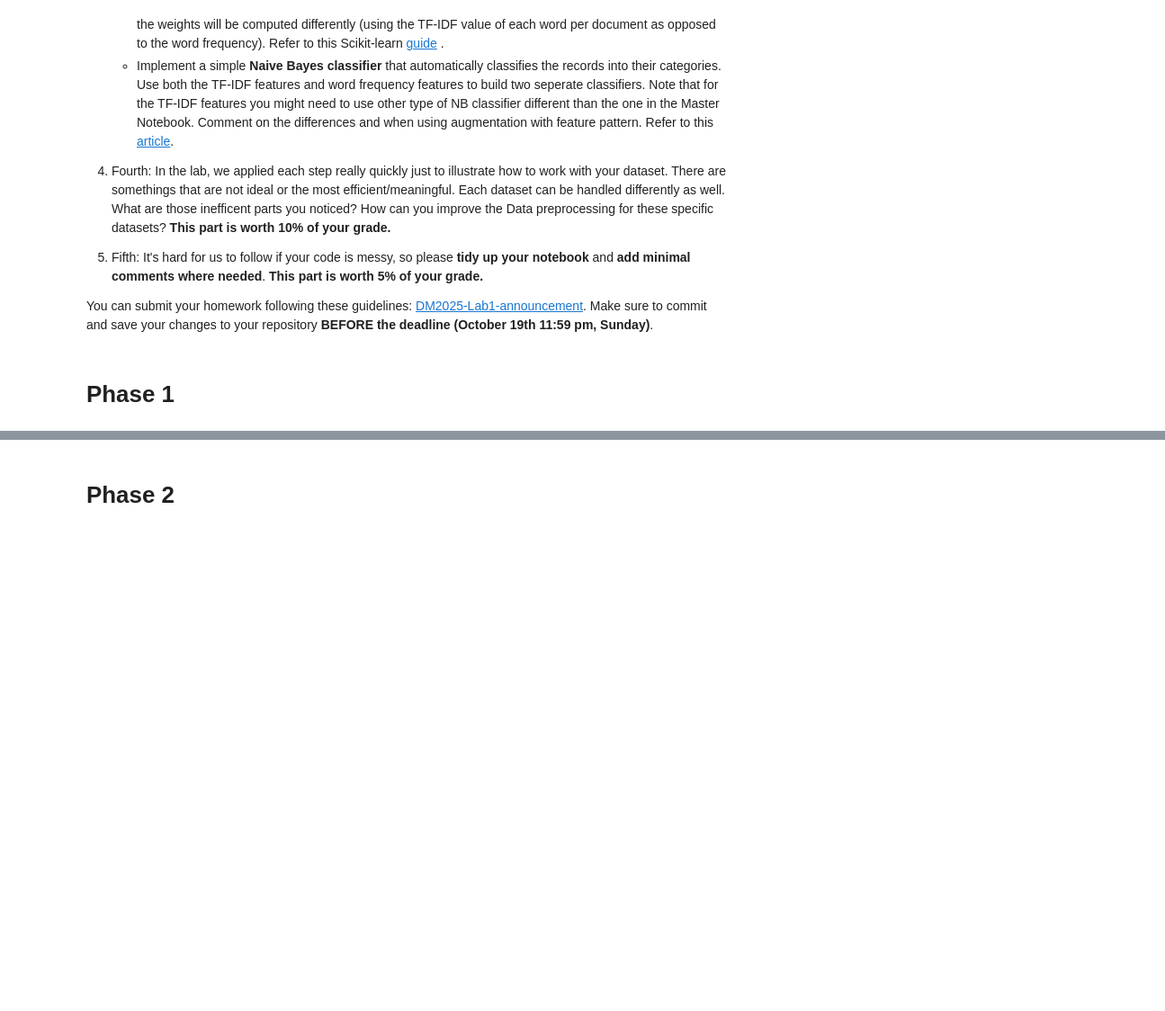
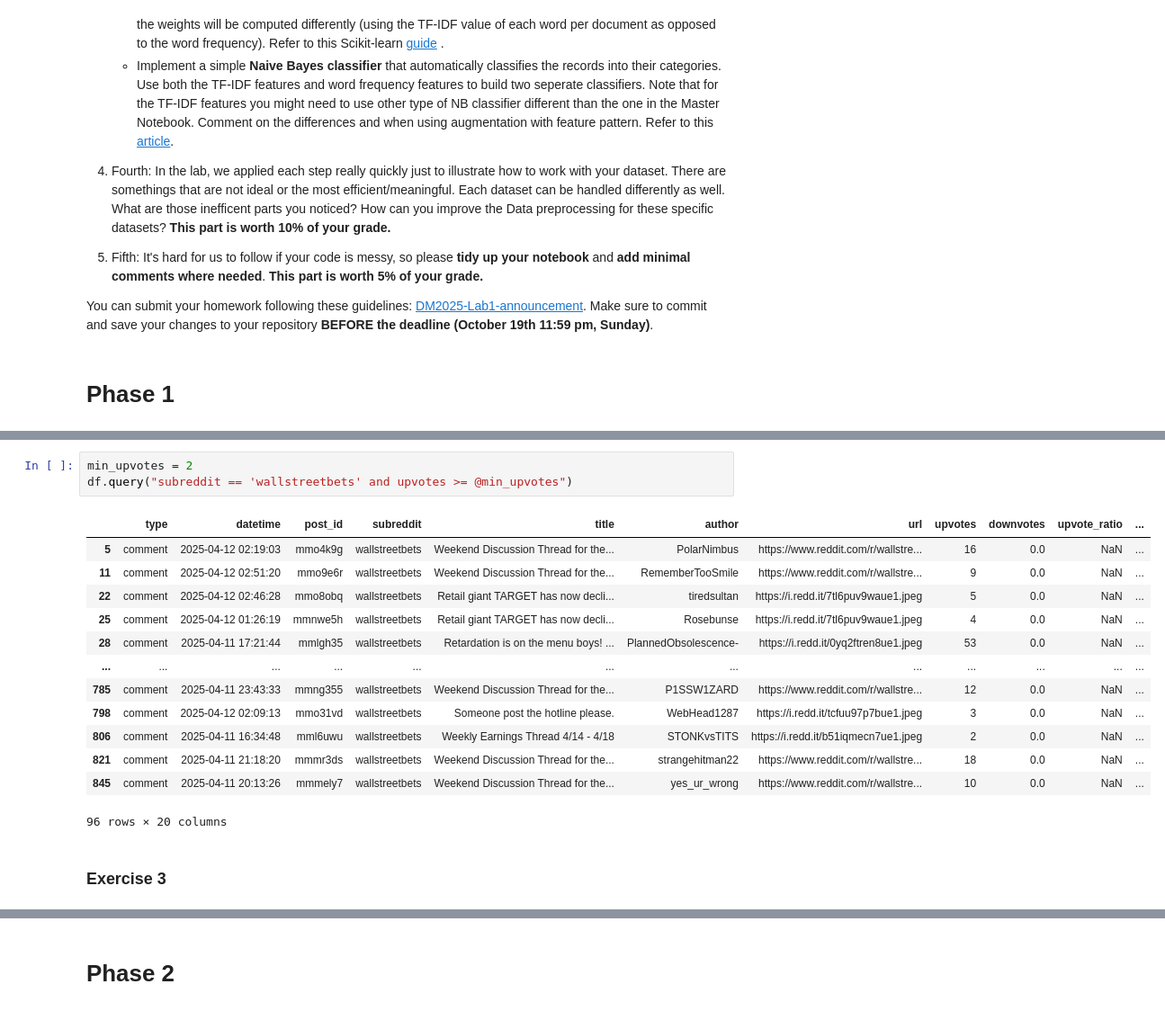
Before and after one commit to Magui4321/DM2025-Lab1-Exercise, a Jupyter notebook: DM2025-Lab1-Homework.ipynb, the cells around one changed output, grey strips where cells are left out. Shown: that part at 90% size. Cells and saved outputs as stored; diff of their text form; blank space fills up the shorter version.

```diff
--- a/DM2025-Lab1-Homework.ipynb
+++ b/DM2025-Lab1-Homework.ipynb
@@ -62,0 +226,19 @@ You can submit your homework following these guidelines: [DM2025-Lab1-announceme
+# %%
+min_upvotes = 2
+df.query("subreddit == 'wallstreetbets' and upvotes >= @min_upvotes")
+# %% [output]
+|  | type | datetime | post_id | subreddit | title | author | url | upvotes | downvotes | upvote_ratio | ... |
+| 5 | comment | 2025-04-12 02:19:03 | mmo4k9g | wallstreetbets | Weekend Discussion Thread for the... | PolarNimbus | https://www.reddit.com/r/wallstre... | 16 | 0.0 | NaN | ... |
+| 11 | comment | 2025-04-12 02:51:20 | mmo9e6r | wallstreetbets | Weekend Discussion Thread for the... | RememberTooSmile | https://www.reddit.com/r/wallstre... | 9 | 0.0 | NaN | ... |
+| 22 | comment | 2025-04-12 02:46:28 | mmo8obq | wallstreetbets | Retail giant TARGET has now decli... | tiredsultan | https://i.redd.it/7tl6puv9waue1.jpeg | 5 | 0.0 | NaN | ... |
+| 25 | comment | 2025-04-12 01:26:19 | mmnwe5h | wallstreetbets | Retail giant TARGET has now decli... | Rosebunse | https://i.redd.it/7tl6puv9waue1.jpeg | 4 | 0.0 | NaN | ... |
+| 28 | comment | 2025-04-11 17:21:44 | mmlgh35 | wallstreetbets | Retardation is on the menu boys! ... | PlannedObsolescence- | https://i.redd.it/0yq2ftren8ue1.jpeg | 53 | 0.0 | NaN | ... |
+| ... | ... | ... | ... | ... | ... | ... | ... | ... | ... | ... | ... |
+| 785 | comment | 2025-04-11 23:43:33 | mmng355 | wallstreetbets | Weekend Discussion Thread for the... | P1SSW1ZARD | https://www.reddit.com/r/wallstre... | 12 | 0.0 | NaN | ... |
+| 798 | comment | 2025-04-12 02:09:13 | mmo31vd | wallstreetbets | Someone post the hotline please. | WebHead1287 | https://i.redd.it/tcfuu97p7bue1.jpeg | 3 | 0.0 | NaN | ... |
+| 806 | comment | 2025-04-11 16:34:48 | mml6uwu | wallstreetbets | Weekly Earnings Thread 4/14 - 4/18 | STONKvsTITS | https://i.redd.it/b51iqmecn7ue1.jpeg | 2 | 0.0 | NaN | ... |
+| 821 | comment | 2025-04-11 21:18:20 | mmmr3ds | wallstreetbets | Weekend Discussion Thread for the... | strangehitman22 | https://www.reddit.com/r/wallstre... | 18 | 0.0 | NaN | ... |
+| 845 | comment | 2025-04-11 20:13:26 | mmmely7 | wallstreetbets | Weekend Discussion Thread for the... | yes_ur_wrong | https://www.reddit.com/r/wallstre... | 10 | 0.0 | NaN | ... |
+96 rows × 20 columns
+# %% [markdown]
+### **Exercise 3**
```
Also changed, not shown: parts of 28 cells of this notebook, 1 other file.
